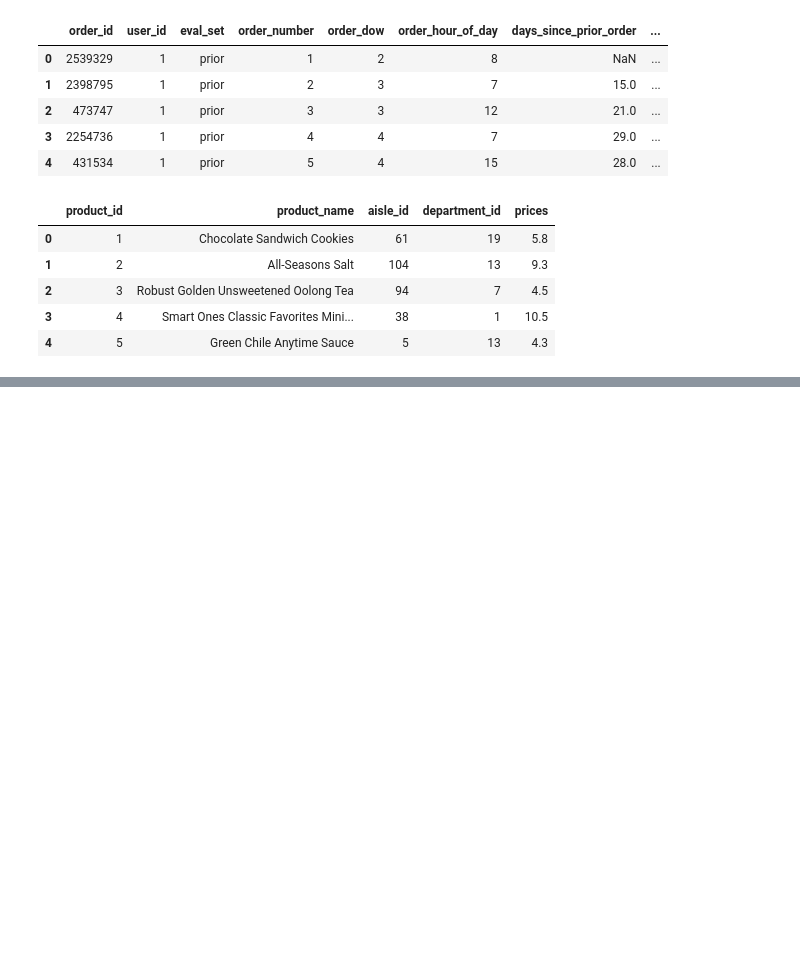
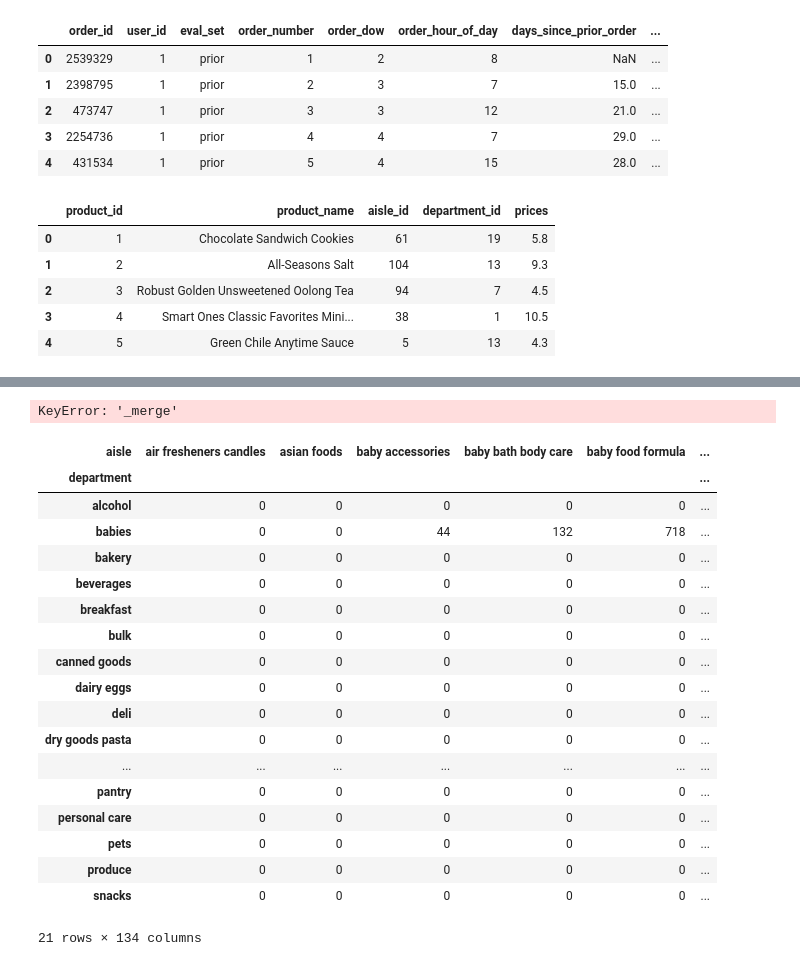
Before and after one commit to mariammatevosyan98/data-analytics-with-python, a Jupyter notebook: notebooks/04_data_import.ipynb, the cells around one changed output, grey strips where cells are left out. Drawn from its saved outputs; the diff is of its cells as text; code cells hidden in the pictures; blank space fills up the shorter version.

```diff
--- a/notebooks/04_data_import.ipynb
+++ b/notebooks/04_data_import.ipynb
@@ -167,0 +478,2 @@ df_temp_t.head()
+# %%
+df_proucts_aislesd = pd.merge (df_products, df_aisles, on="aisle_id", how="left")
@@ -167,0 +489,3 @@ df_temp_t.head()
+# %%
+df_products_aisles_department = pd.merge(df_proucts_aislesd, df_departments, on="department_id", how="left")
+df_products_aisles_department.head()
@@ -167,0 +499,3 @@ df_temp_t.head()
+# %%
+df_products_aisles_department.drop(columns=['aisle_id', 'department_id'], inplace=True)
+df_products_aisles_department.head()
@@ -167,0 +518,3 @@ df_temp_t.head()
+# %%
+df_products_aisles_department.drop(columns=['_merge'], inplace=True)
+df_products_aisles_department.head()
@@ -167,0 +547,30 @@ df_temp_t.head()
+# %%
+df_products_aisles_department[df_products_aisles_department["_merge"] == "left_only"
+].head()
+# %% [output]
+KeyError: '_merge'
+# %%
+pd.crosstab(
+    df_products_aisles_department["department"],
+    df_products_aisles_department["aisle"]
+)
+# %% [output]
+| aisle | air fresheners candles | asian foods | baby accessories | baby bath body care | baby food formula | ... |
+| department |  |  |  |  |  | ... |
+| alcohol | 0 | 0 | 0 | 0 | 0 | ... |
+| babies | 0 | 0 | 44 | 132 | 718 | ... |
+| bakery | 0 | 0 | 0 | 0 | 0 | ... |
+| beverages | 0 | 0 | 0 | 0 | 0 | ... |
+| breakfast | 0 | 0 | 0 | 0 | 0 | ... |
+| bulk | 0 | 0 | 0 | 0 | 0 | ... |
+| canned goods | 0 | 0 | 0 | 0 | 0 | ... |
+| dairy eggs | 0 | 0 | 0 | 0 | 0 | ... |
+| deli | 0 | 0 | 0 | 0 | 0 | ... |
+| dry goods pasta | 0 | 0 | 0 | 0 | 0 | ... |
+| ... | ... | ... | ... | ... | ... | ... |
+| pantry | 0 | 0 | 0 | 0 | 0 | ... |
+| personal care | 0 | 0 | 0 | 0 | 0 | ... |
+| pets | 0 | 0 | 0 | 0 | 0 | ... |
+| produce | 0 | 0 | 0 | 0 | 0 | ... |
+| snacks | 0 | 0 | 0 | 0 | 0 | ... |
+21 rows × 134 columns
```
Also changed, not shown: parts of 72 cells of this notebook, 1 other file.
